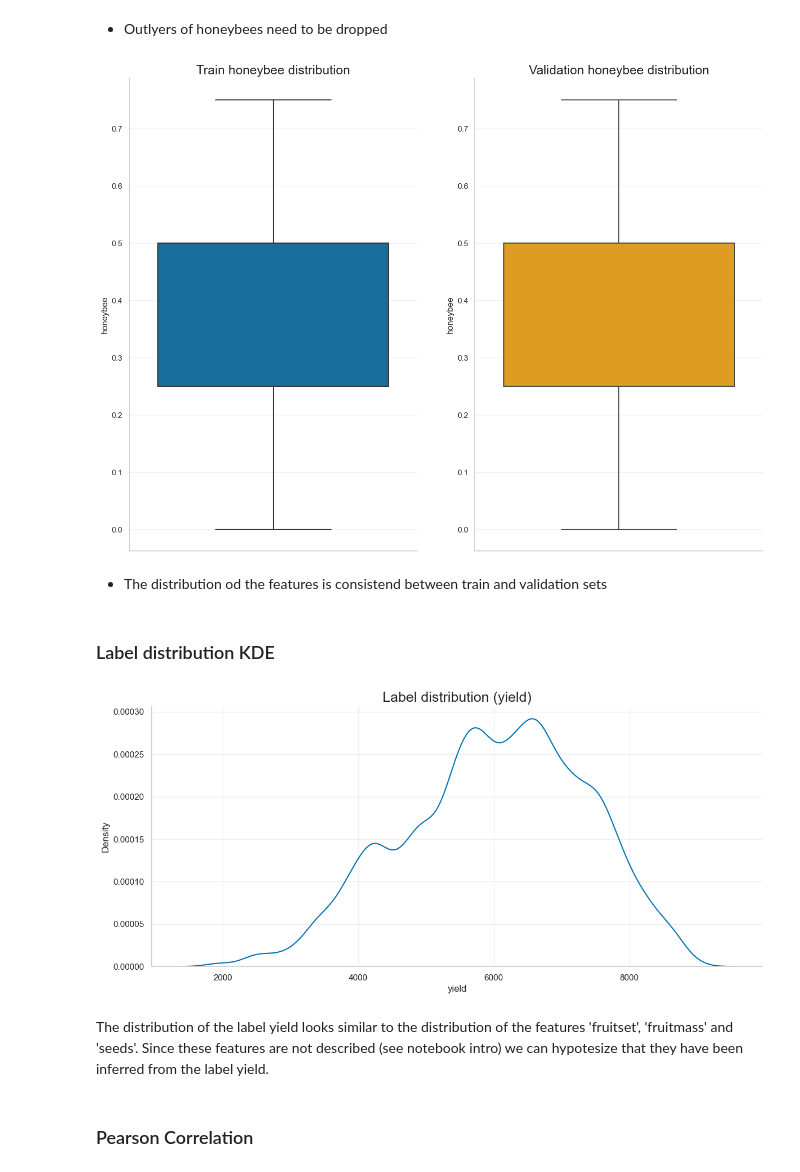
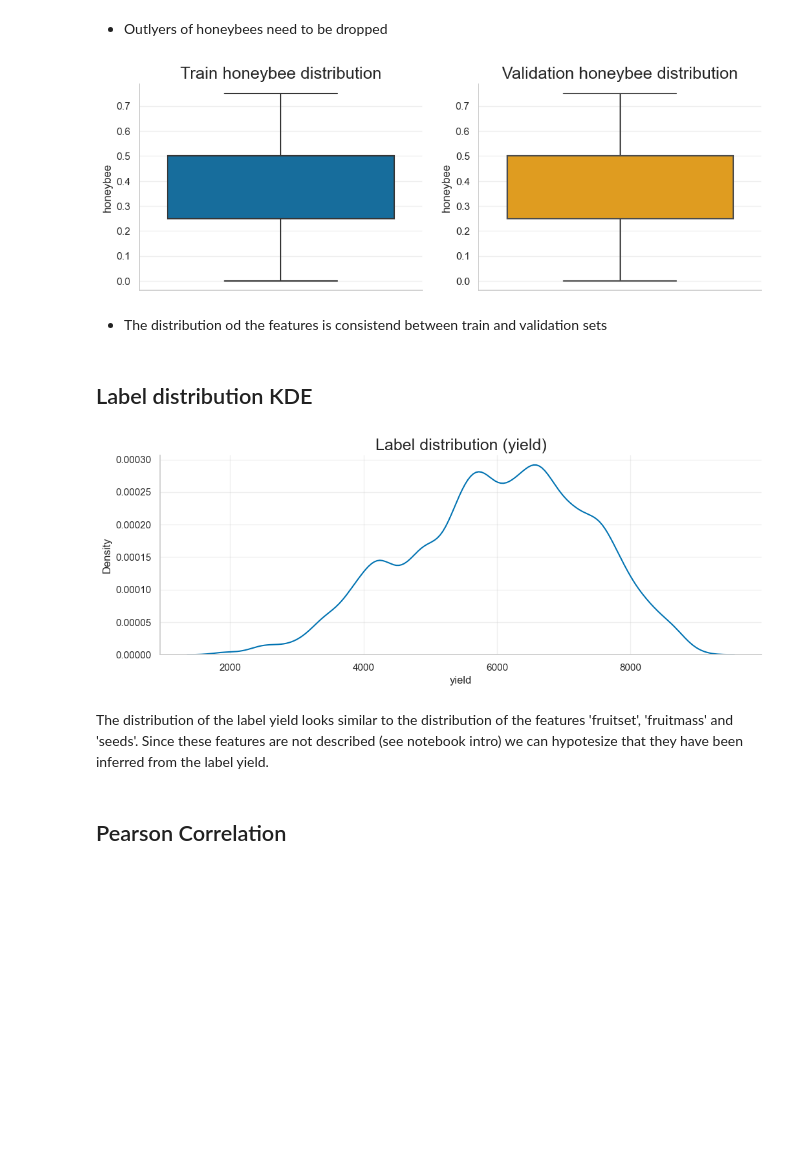
Before and after one commit to ruetha/kaggle_challenges, a Jupyter notebook: notebooks/wild_blueberry_yield_prediction.ipynb, the cells around one changed output. Drawn from its saved outputs; the diff is of its cells as text; code cells hidden in the pictures; blank space fills up the shorter version.

```diff
--- a/notebooks/wild_blueberry_yield_prediction.ipynb
+++ b/notebooks/wild_blueberry_yield_prediction.ipynb
@@ -35,7 +35,7 @@ theme_parameters =  {
     'axes.spines.top': False,
     'grid.alpha':0.3,
     'axes.titlesize': 18,
-    'figure.figsize': (14, 6),
+    'figure.figsize': (12, 4),
 }
 
 # Set the theme
@@ -165,29 +165,29 @@ Name: honeybee, dtype: int64
 df = df[df['honeybee'] < 5].reset_index()
 df_validation = df_validation[df_validation['honeybee'] < 5].reset_index()
 # %%
-figure, ax = plt.subplots(1, 2, figsize=(16, 12))
+figure, ax = plt.subplots(1, 2)
 ax = ax.flatten()
 
 sns.boxplot(data=df,
             y='honeybee',
             ax=ax[0])
 
 sns.boxplot(data=df_validation,
             y='honeybee',
             ax=ax[1],
             color='orange')
 
 ax[0].set_title('Train honeybee distribution')
 
 ax[1].set_title('Validation honeybee distribution')
 
 plt.show()
 # %% [output]
-[figure, old version]
+[figure, new version]
 # %% [markdown]
 - The distribution od the features is consistend between train and validation sets
 # %% [markdown]
-### Label distribution KDE
+## Label distribution KDE
 # %%
 sns.kdeplot(data=df['yield'],
             label='Train')
@@ -196,11 +196,11 @@ plt.title('Label distribution (yield)')
 
 plt.show()
 # %% [output]
-[figure, old version]
+[figure, new version]
 # %% [markdown]
 The distribution of the label yield looks similar to the distribution of the features 'fruitset', 'fruitmass' and 'seeds'. Since these features are not described (see notebook intro) we can hypotesize that they have been inferred from the label yield.
 # %% [markdown]
-### Pearson Correlation
+## Pearson Correlation
 # %%
 # Generate correlation matrix
 correlation_train = df.corr(method='pearson')
```
Also changed, not shown: parts of 11 cells of this notebook.
